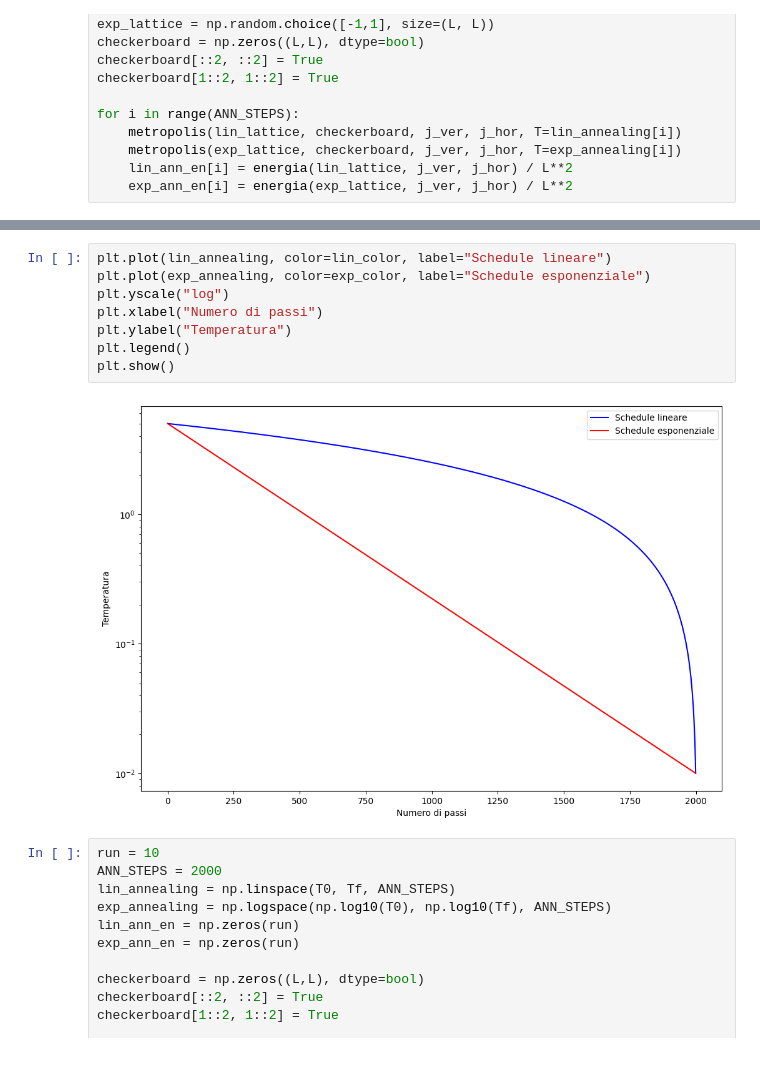
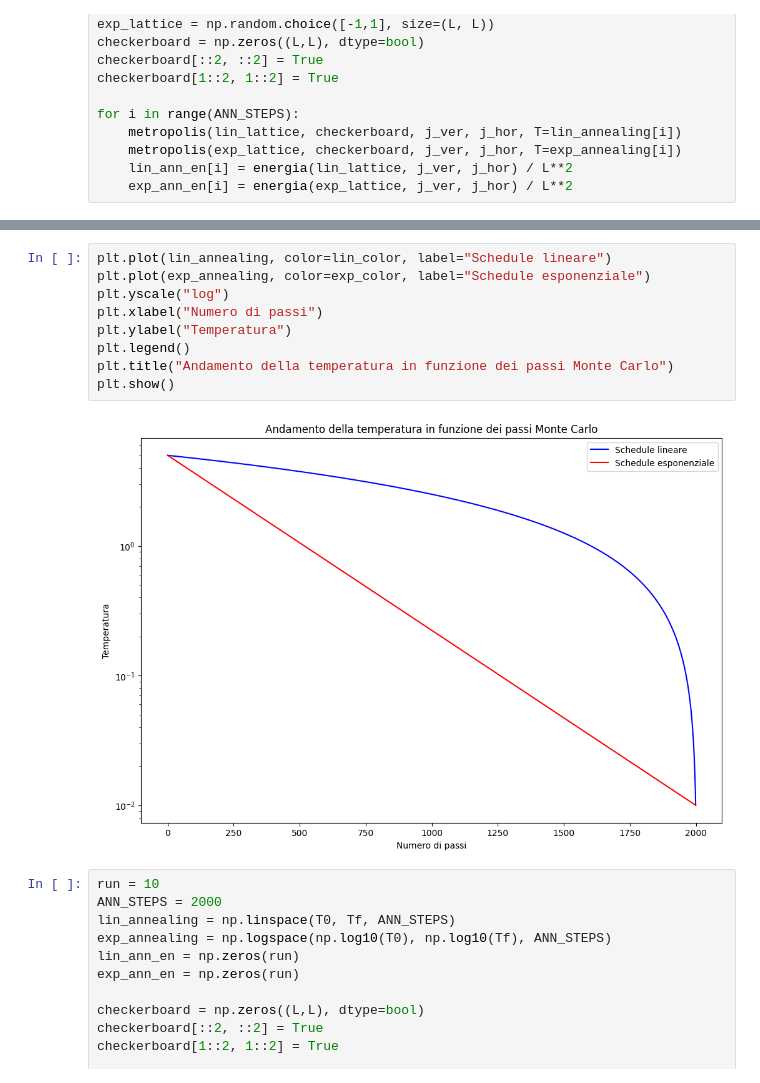
Before and after one commit to nicola-lamaddalena/computational_physics_course, a Jupyter notebook: rng/spin_glass/spin_glass.ipynb, the cells around one changed output, grey strips where cells are left out. Saved outputs shown, nothing was run; the diff lists cells and outputs as text.

```diff
--- a/rng/spin_glass/spin_glass.ipynb
+++ b/rng/spin_glass/spin_glass.ipynb
@@ -223,13 +223,14 @@ plt.show()
 # %%
 plt.plot(lin_annealing, color=lin_color, label="Schedule lineare")
 plt.plot(exp_annealing, color=exp_color, label="Schedule esponenziale")
 plt.yscale("log")
 plt.xlabel("Numero di passi")
 plt.ylabel("Temperatura")
 plt.legend()
+plt.title("Andamento della temperatura in funzione dei passi Monte Carlo")
 plt.show()
 # %% [output]
-[figure, old version]
+[figure, new version]
 # %%
 run = 10
 ANN_STEPS = 2000
```
Also changed, not shown: parts of 13 cells of this notebook.
